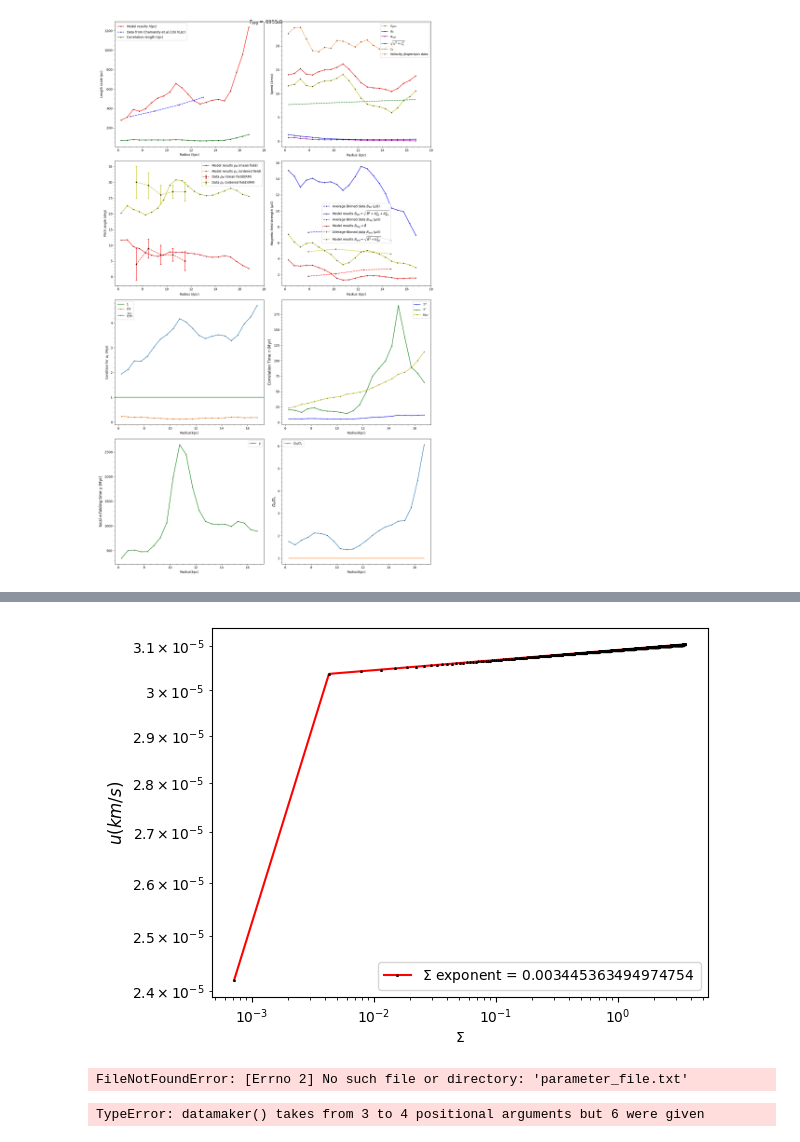
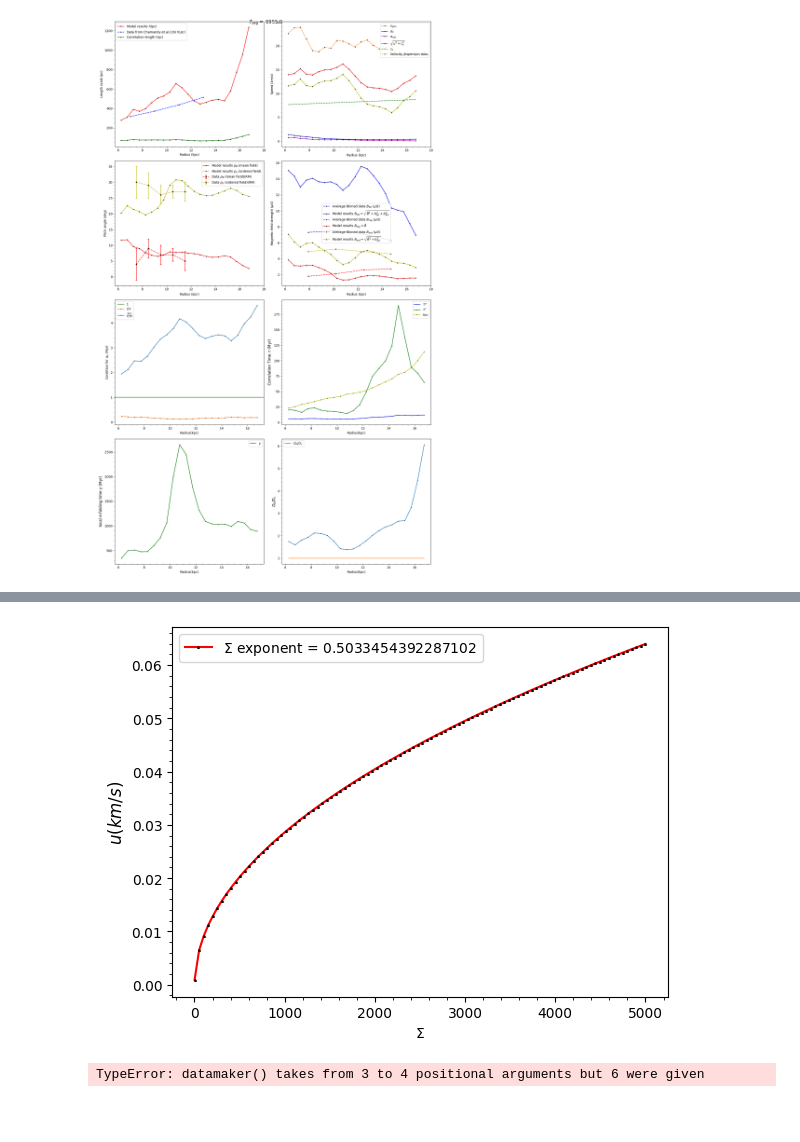
Before and after one commit to Rnazx/MSc.-Thesis, a Jupyter notebook: numerical_calc.ipynb, the cells around one changed output, grey strips where cells are left out. Saved outputs shown, nothing was run; the diff lists cells and outputs as text; code cells hidden in the pictures; blank space fills up the shorter version.

Commit message:
plots in pdf

```diff
--- a/numerical_calc.ipynb
+++ b/numerical_calc.ipynb
@@ -167,9 +176,4 @@ with open('mag_observables.pickle', 'rb') as f:
         f)
-# %%
-os.chdir(current_directory + '\data')
-
-with open('zip_data.pickle', 'rb') as f:
-    data_pass = pickle.load(f)
 # %%
 alphak = Symbol('alpha_k')
 Ralpha = alphak*h/eta
@@ -377,7 +381,7 @@ os.chdir(current_directory)
 
 observable = sigma
 quantity = m.biso
-zr, quan_f, coeffg = scal_finder(t.hsub, quantity, observable, data_pass, t.taue, t.alphak1, np.linspace(1,5000,100))
+zr, quan_f, coeffg = scal_finder(t.hsup, quantity, observable, data_pass, t.taue, t.alphak1, np.linspace(1,5000,100))
 # zr, quan_f, coeffsub = scal_finder(t.hsub,  quantity, observable, data_pass, taue, t.alphak1)
 # zr, quan_f, coeffsup = scal_finder(t.hsup, quantity, observable, data_pass, taue, t.alphak1)
 
@@ -386,0 +391,2 @@ coeffg  # , coeffsub,coeffsup
+# %%
+zr, quan_f2, coeff2 = scal_finder(t.hsup, (t.u/m.cs), observable, data_pass, t.taue, t.alphak1, np.linspace(1,5000,100))
@@ -387,26 +421,19 @@ coeffg  # , coeffsub,coeffsup
 # %%
-plt.plot(zr, quan_f, color='r', marker='^', linestyle='-', mfc='k', mec='k',
+ax[1].plot(zr, quan_f, color='r', marker='^', linestyle='-', mfc='k', mec='k',
          markersize=1.2, label=r'$'+str(latex(observable))+r'$ exponent = ' + str(coeffg))
 
-# plt.plot(zr, exp_analytical_data(cs, z, t, ca, rk)[0]*np.ones(len(zr))/kms,color = 'g', linestyle = '--', label = r'$c_s$ = '+ str(round(exp_analytical_data(cs, z, t, ca, rk)[0]/kms, 3))+' km/s')
-# plt.plot(kpc_radius, kms_dat_v, marker='o',markersize=1.2,c='tab:orange',mfc='k',mec='k', label = 'Velocity dispersion data')
-plt.yscale('log')
-plt.xscale('log')
-plt.xlabel(r'$'+str(latex(observable))+r'$')
-plt.ylabel(r'$u(km/s)$', size='large')
-# plt.title('Scaling relation convergence at T = '+ "{:e}".format((round(t[0],2))))
-plt.legend()
-# plt.savefig('t_'+str(t[0])+'.png')
+# ax[1].plot(kpc_radius, kms_dat_v, marker='o',markersize=1.2,c='tab:orange',mfc='k',mec='k', label = 'Velocity dispersion data')
+# ax[1].yscale('log')
+# ax[1].xscale('log')
+ax[1].xlabel(r'$'+str(latex(observable))+r'$')
+ax[1].ylabel(r'$u(km/s)$', size='large')
+# ax[1].title('Scaling relation convergence at T = '+ "{:e}".format((round(t[0],2))))
+ax[1].legend()
+# ax[1].savefig('t_'+str(t[0])+'.png')
 
-plt.show()
+ax[1].show()
 # %% [output]
-[figure, old version]
+[figure, new version]
-# %%
-with open('parameter_file.txt') as f:
-    lines = [line.rstrip() for line in f]
-np.float64(lines[0].split('=')[-1])
-# %% [output]
-FileNotFoundError: [Errno 2] No such file or directory: 'parameter_file.txt'
 # %%
 plt.plot(kpc_r, (((np.pi**2)*datamaker((tau*u**2)/3, ca, rk, data_pass,
          h_f, tau_f)*(np.sqrt(dkdc_f)-1)/(4*h_f**2))**(-1))/(1e+6*365*24*60*60))
```
Also changed, not shown: parts of 5 cells of this notebook, 10 other files.
